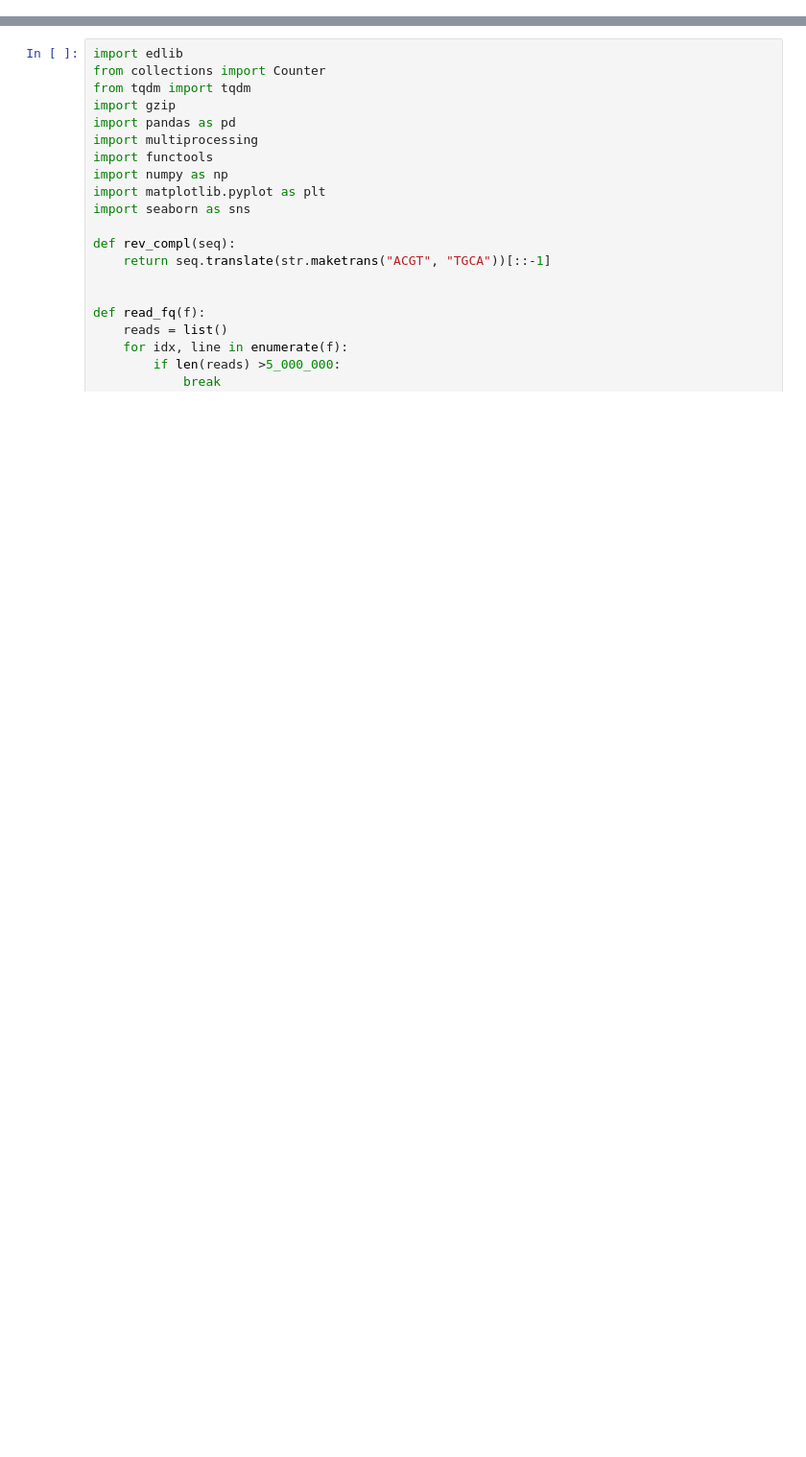
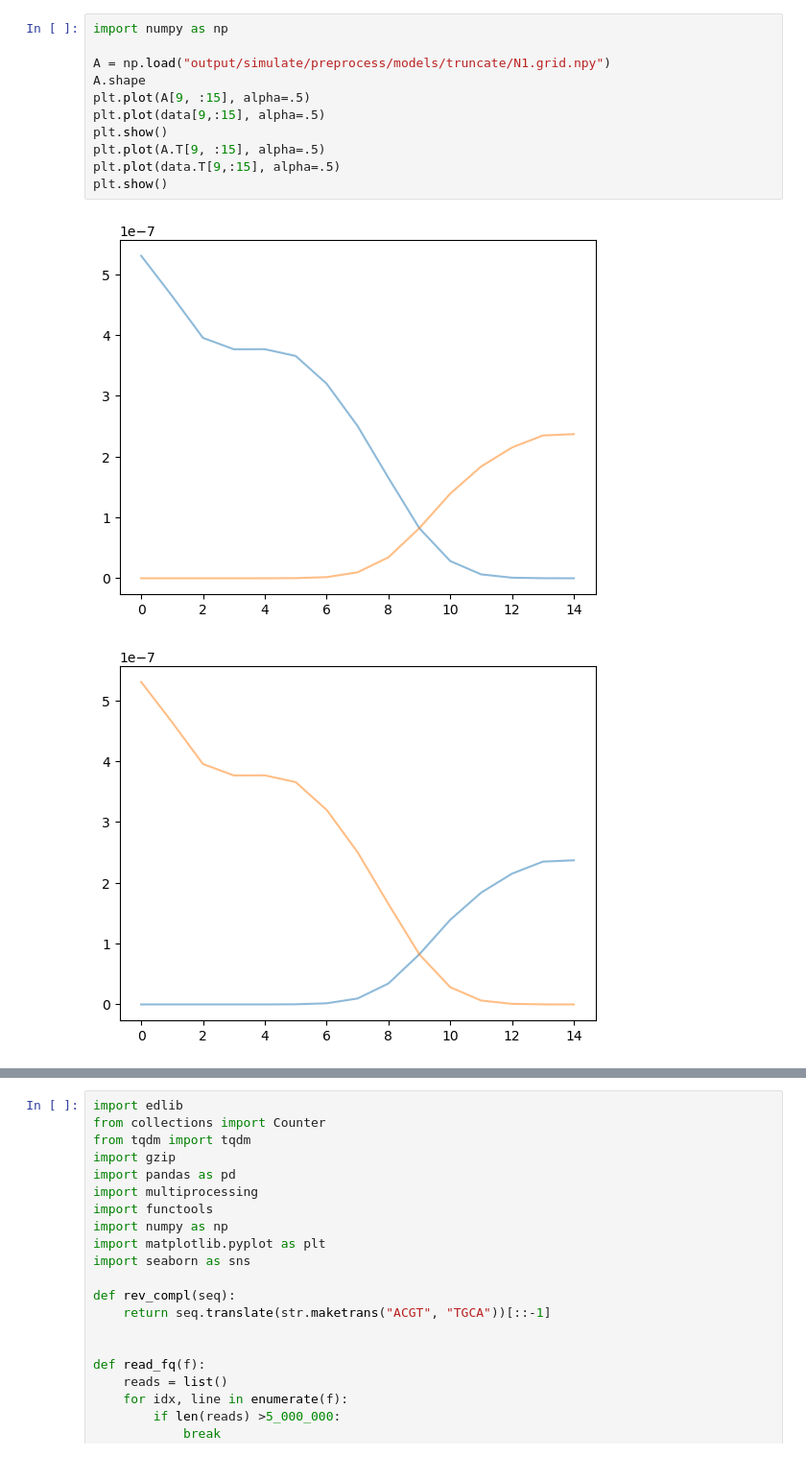
Before and after one commit to baraaorabi/scFreddie-bench, a Jupyter notebook: dev.ipynb, the cells around one changed output, grey strips where cells are left out. Shown at 96% size. Cells and saved outputs as stored; diff of their text form; blank space fills up the shorter version.

```diff
--- a/dev.ipynb
+++ b/dev.ipynb
@@ -0,0 +77,14 @@
+# %%
+import numpy as np
+
+A = np.load("output/simulate/preprocess/models/truncate/N1.grid.npy")
+A.shape
+plt.plot(A[9, :15], alpha=.5)
+plt.plot(data[9,:15], alpha=.5)
+plt.show()
+plt.plot(A.T[9, :15], alpha=.5)
+plt.plot(data.T[9,:15], alpha=.5)
+plt.show()
+# %% [output]
+[figure, added]
+[figure, added]
```
Also changed, not shown: parts of 13 cells of this notebook, 6 other files.
